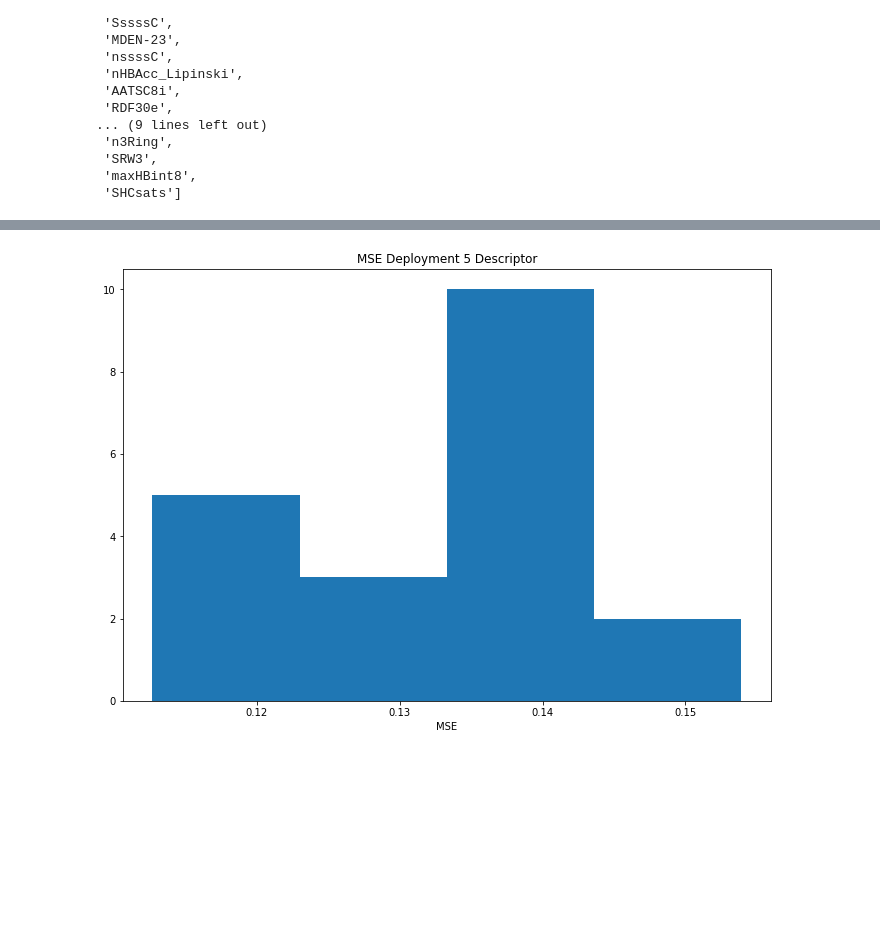
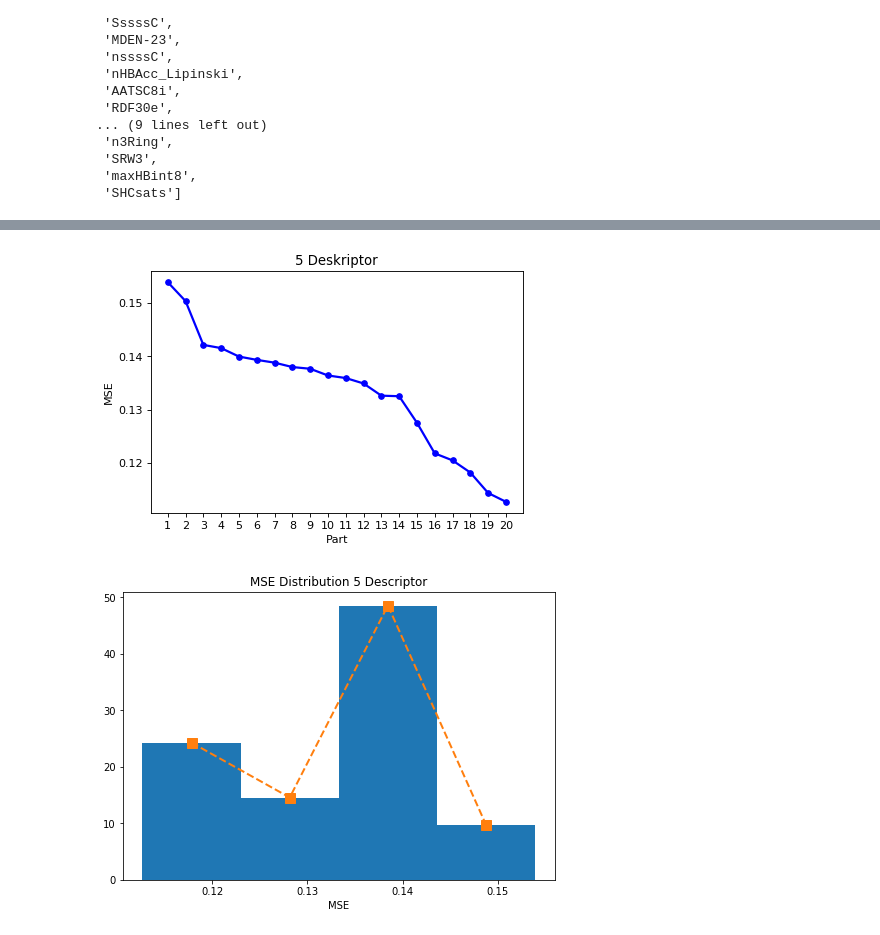
Before and after one commit to bambangprakoso12/Tugas-Akhir, a Jupyter notebook: New_Tugas_Akhir/Feature Selection - PSO.ipynb, the cells around one changed output, grey strips where cells are left out. Drawn from its saved outputs; the diff is of its cells as text; code cells hidden in the pictures; blank space fills up the shorter version.

```diff
--- a/New_Tugas_Akhir/Feature Selection - PSO.ipynb
+++ b/New_Tugas_Akhir/Feature Selection - PSO.ipynb
@@ -279,12 +280,32 @@ plt.show()
+# %%
+fig, ax = plt.subplots(figsize=(6, 4), dpi=80)
+
+x = ['1', '2', '3', '4', '5', '6', '7', '8', '9', '10', '11', '12', '13', '14', '15', '16', '17', '18', '19','20']
+y = joblib.load('./data/mse5.pkl')
+y = mse.sort_values(ascending=False)
+plt.title('5 Deskriptor')
+ax.set_xlabel('Part')
+ax.set_ylabel('MSE')
+ax.plot(x, y, marker='.',markersize=10, lw=2, color='b')
+plt.savefig('./line plot 5 Deskriptor.png', format='png', dpi=1000, bbox_inches="tight")
+plt.show()
+# %% [output]
+[figure, added]
 # %%
 import matplotlib.pyplot as plt
 fig = plt.figure()
-ax = fig.add_axes([1,1,1.5,1.5])
+ax = fig.add_axes([0.5,0.5,1,1])
 mse = joblib.load('./data/mse5.pkl')
 mse = mse.sort_values(ascending=False)
-plt.hist(mse, bins=4)
-plt.title('MSE Deployment 5 Descriptor')
+
+y, binEdges = np.histogram(mse, bins=4, density= True)
+bincenters = 0.5*(binEdges[1:]+binEdges[:-1])
+
+plt.hist(mse, density= True, bins=4)
+plt.plot(bincenters,y,'--', lw=2, marker='s', markersize='10')
+plt.title('MSE Distribution 5 Descriptor')
 plt.xlabel('MSE')
+plt.savefig('./MSE Distribution 5 Deskriptor.png', format='png', dpi=1000, bbox_inches="tight")
 plt.show()
 # %% [output]
-[figure, old version]
+[figure, new version]
```
Also changed, not shown: parts of 6 cells of this notebook, 20 other files.
